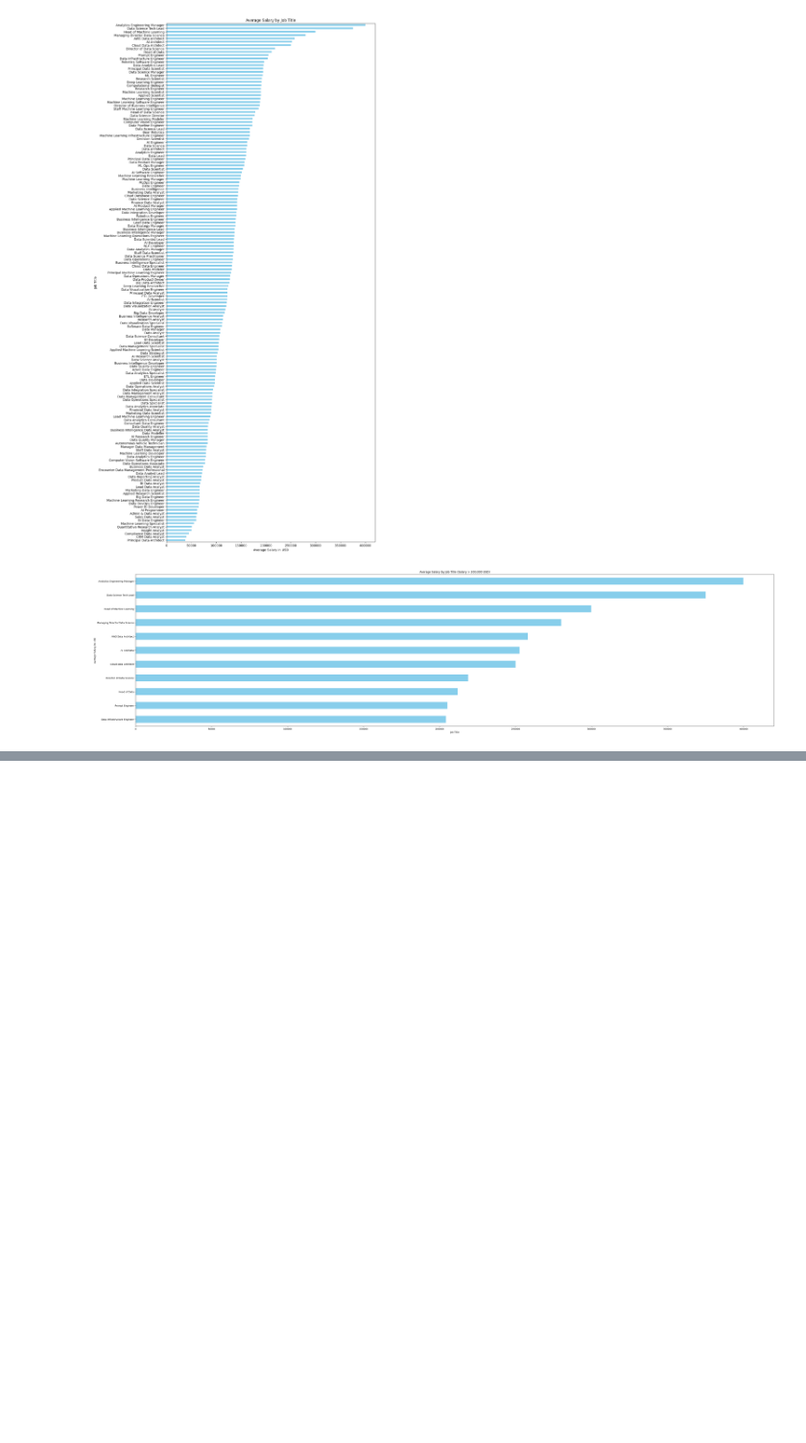
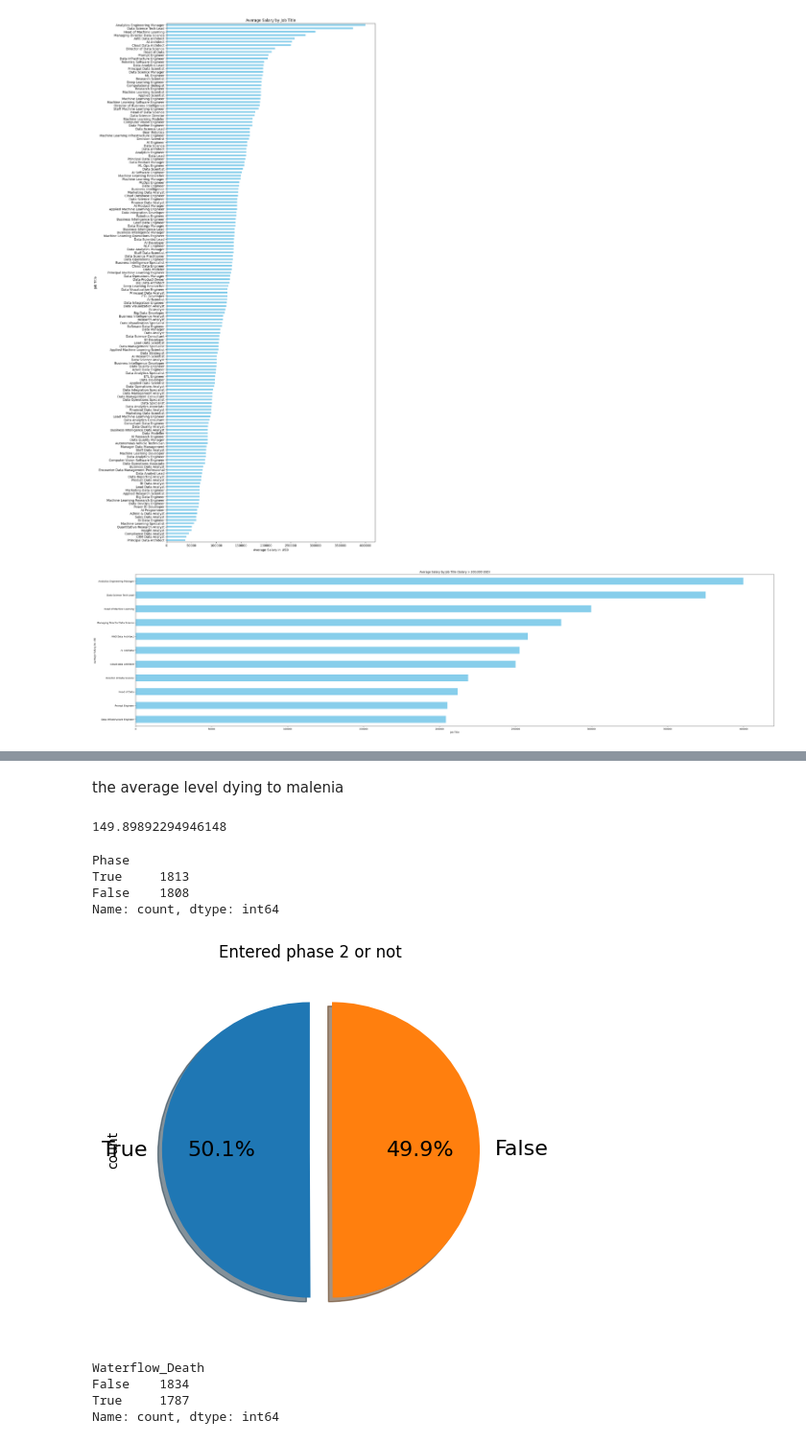
Before and after one commit to Lucvds99/Computer-Vision-Machine-Learning, a Jupyter notebook: MachineLearning/Practicum4/opdarcht2.ipynb, the cells around one changed output, grey strips where cells are left out. Shown at 96% size. Cells and saved outputs as stored; diff of their text form; code cells hidden in the pictures; blank space fills up the shorter version.

Commit message:
Malenia csv added, and used

```diff
--- a/MachineLearning/Practicum4/opdarcht2.ipynb
+++ b/MachineLearning/Practicum4/opdarcht2.ipynb
@@ -93,0 +98,3 @@ df.head()
+# %%
+dataset_path = 'datasets/malenia.csv'
+df = pd.read_csv(dataset_path)
@@ -93,0 +197,35 @@ df.head()
+# %% [markdown]
+the average level dying to malenia
+# %%
+df['Level'].mean()
+# %% [output]
+149.89892294946148
+# %%
+gt01 = df['Phase'] > 1.0
+piecounts = gt01.value_counts()
+piecounts
+# %% [output]
+Phase
+True     1813
+False    1808
+Name: count, dtype: int64
+# %%
+piecounts.plot(kind='pie',
+               figsize=(5, 5),
+               explode=[0, 0.15],
+               autopct='%1.1f%%',
+               shadow=True,
+               startangle=90,
+               fontsize=16,
+               title='Entered phase 2 or not');
+# %% [output]
+[figure, added]
+# %%
+gt02 = df['Waterflow_Death'] == True
+pieWaterflow = gt02.value_counts()
+pieWaterflow
+# %% [output]
+Waterflow_Death
+False    1834
+True     1787
+Name: count, dtype: int64
```
Also changed, not shown: parts of 17 cells of this notebook, 1 other file.
